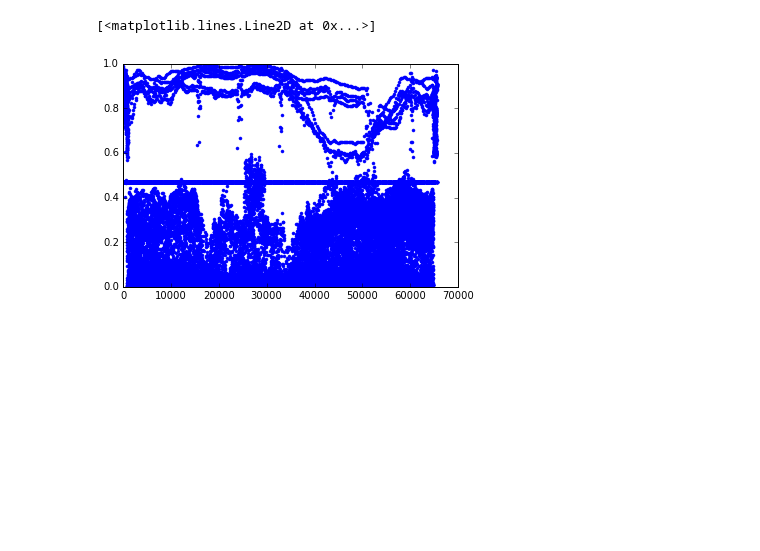
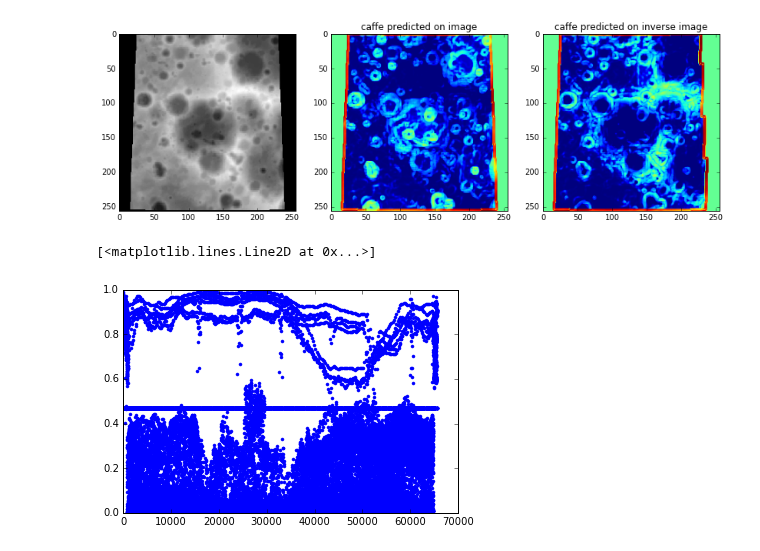
Before and after one commit to silburt/moon-craters, a Jupyter notebook: Analyze_Caffe_target_predictions.ipynb, the cells around one changed output. Drawn from its saved outputs; the diff is of its cells as text; code cells hidden in the pictures; blank space fills up the shorter version.

```diff
--- a/Analyze_Caffe_target_predictions.ipynb
+++ b/Analyze_Caffe_target_predictions.ipynb
@@ -71,3 +77,15 @@ plt.savefig("output_dir/images/caffe_targets_%d"%i)
+# %%
+i=0
+f, (ax1, ax2, ax3) = plt.subplots(1,3, figsize=[14, 6])
+ax1.imshow(data[i]/255.)
+ax2.imshow(caffe_inv0[i])
+ax3.imshow(caffe_inv1[i])
+ax2.set_title('image')
+ax2.set_title('caffe predicted on image')
+ax3.set_title('caffe predicted on inverse image')
+plt.savefig("output_dir/images/caffe_invcomp_%d"%i)
+# %% [output]
+[figure, added]
 # %%
 #plt.plot(data[i].reshape(256*256*3), '.')
 plt.plot(edgedet[i].reshape(256*256), '.')
```
Also changed, not shown: parts of 3 cells of this notebook, 4 other files.
